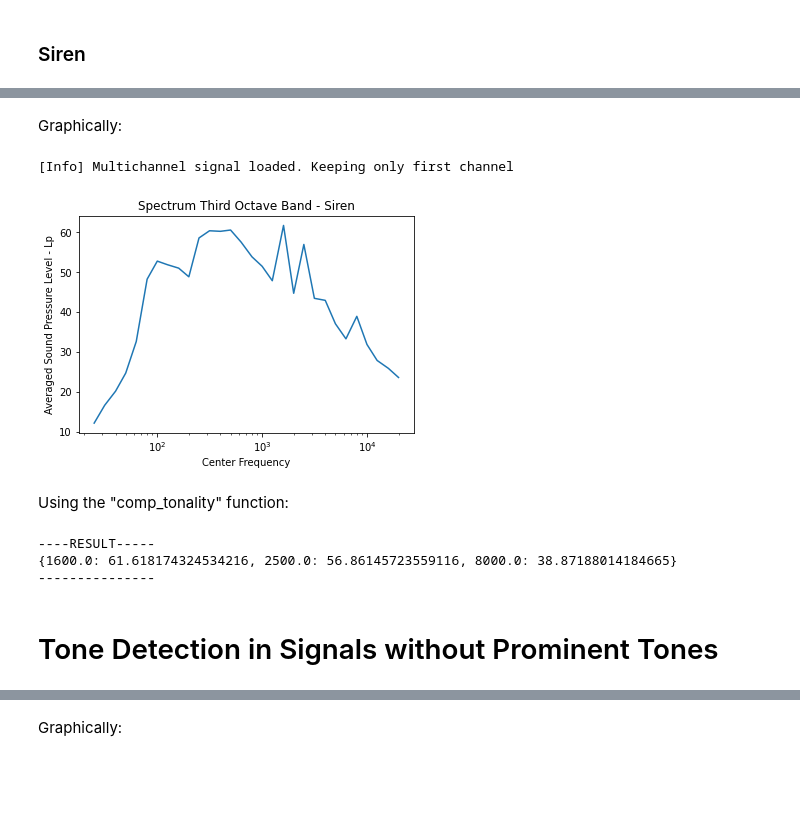
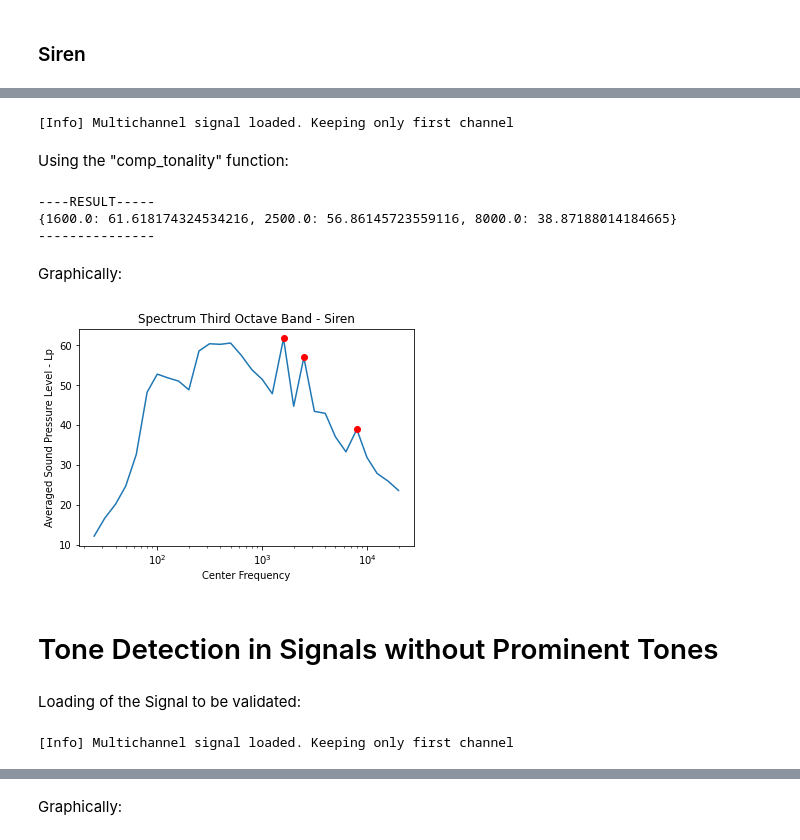
Before and after one commit to Eomys/MoSQITo, a Jupyter notebook: mosqito/functions/tonality_iso1996K/comp_tonality_validation.ipynb, the cells around one changed output, grey strips where cells are left out. Drawn from its saved outputs; the diff is of its cells as text; code cells hidden in the pictures; blank space fills up the shorter version.

```diff
--- a/mosqito/functions/tonality_iso1996K/comp_tonality_validation.ipynb
+++ b/mosqito/functions/tonality_iso1996K/comp_tonality_validation.ipynb
@@ -373,13 +468,6 @@ print("---------------")
 # %% [markdown]
 Graphically:
 # %%
-# Define path to the .wav file
-# To be replaced by your own path
-path = "input\MULTITONE_ALARM.wav"
-
-# load and obtain the signal data and its sampling frequency.
-sig, fs = load(path, calib=1)
-
 #-- we obtain the data of the Lp in thirds of octave of the signal of which
 #-- we want to know the prominent tones
 fmin = 25
@@ -412,6 +500,16 @@ plt.xlabel('Center Frequency')
 ## Graphic Title
 plt.title('Spectrum Third Octave Band - Clock Alarm')
 
+## Coordinate representation obtained in by the function "comp_tonality"
+items = tones.items()
+items = list(items)
+
+for i in range(0, len(items)):
+    for j in range(0,1):
+        x = items[i][j]
+        y = items[i][j+1]
+    plt.plot(x, y, marker='o', color='red')
+
 ## Show Graph
 plt.show()
 # %% [output]
@@ -434,13 +521,26 @@ print("---------------")
+# %%
+# Define path to the .wav file
+# To be replaced by your own path
+path = "input\MULTITONE_SIREN.wav"
+
+# load and obtain the signal data and its sampling frequency.
+sig, fs = load(path, calib=1)
+# %% [output]
+[Info] Multichannel signal loaded. Keeping only first channel
+# %% [markdown]
+Using the "comp_tonality" function:
+# %%
+tones = comp_tonality(sig, fs)
+print("----RESULT-----")
+print(tones)
+print("---------------")
+# %% [output]
+----RESULT-----
+{1600.0: 61.618174324534216, 2500.0: 56.86145723559116, 8000.0: 38.87188014184665}
+---------------
 # %% [markdown]
 Graphically:
 # %%
-# Define path to the .wav file
-# To be replaced by your own path
-path = "input\MULTITONE_SIREN.wav"
-
-# load and obtain the signal data and its sampling frequency.
-sig, fs = load(path, calib=1)
-
 #-- we obtain the data of the Lp in thirds of octave of the signal of which
 #-- we want to know the prominent tones
 fmin = 25
@@ -449,45 +549,54 @@ third_spec = comp_noct_spectrum(sig=sig, fs=fs, fmin=fmin, fmax=fmax)
 third_spec = list(third_spec)
 
 # -- Obtain the lists of the central frequencies and the average Lp
 fc = third_spec[1].tolist()
 Lp_Pa = third_spec[0].tolist()
 
 #-- Create a list with the Lp conversion in dB.
 Lp = []
 P_ref = 20e-06
 for i in range(0, len(Lp_Pa)):
     P = Lp_Pa[i]
     level = 20*math.log10(P/P_ref)
     Lp.append(level)
 
 # Create the graph
 plt.plot(fc, Lp)
 plt.semilogx()
 
 ## y-axis legend
 plt.ylabel('Averaged Sound Pressure Level - Lp')
 
 ## x-axis legend
 plt.xlabel('Center Frequency')
 
 ## Graphic Title
 plt.title('Spectrum Third Octave Band - Siren')
 
+## Coordinate representation obtained in by the function "comp_tonality"
+items = tones.items()
+items = list(items)
+
+for i in range(0, len(items)):
+    for j in range(0,1):
+        x = items[i][j]
+        y = items[i][j+1]
+    plt.plot(x, y, marker='o', color='red')
+
 ## Show Graph
 plt.show()
 # %% [output]
-[Info] Multichannel signal loaded. Keeping only first channel
-[figure, old version]
+[figure, new version]
-# %% [markdown]
-Using the "comp_tonality" function:
-# %%
-tones = comp_tonality(sig, fs)
-print("----RESULT-----")
-print(tones)
-print("---------------")
-# %% [output]
-----RESULT-----
-{1600.0: 61.618174324534216, 2500.0: 56.86145723559116, 8000.0: 38.87188014184665}
----------------
 # %% [markdown]
 # Tone Detection in Signals without Prominent Tones
+# %% [markdown]
+Loading of the Signal to be validated:
+# %%
+# Define path to the .wav file
+# To be replaced by your own path
+path = "input\WHITE_NOISE.wav"
+
+# load and obtain the signal data and its sampling frequency.
+sig, fs = load(path, calib=1)
+# %% [output]
+[Info] Multichannel signal loaded. Keeping only first channel
```
Also changed, not shown: parts of 57 cells of this notebook, 1 other file.
